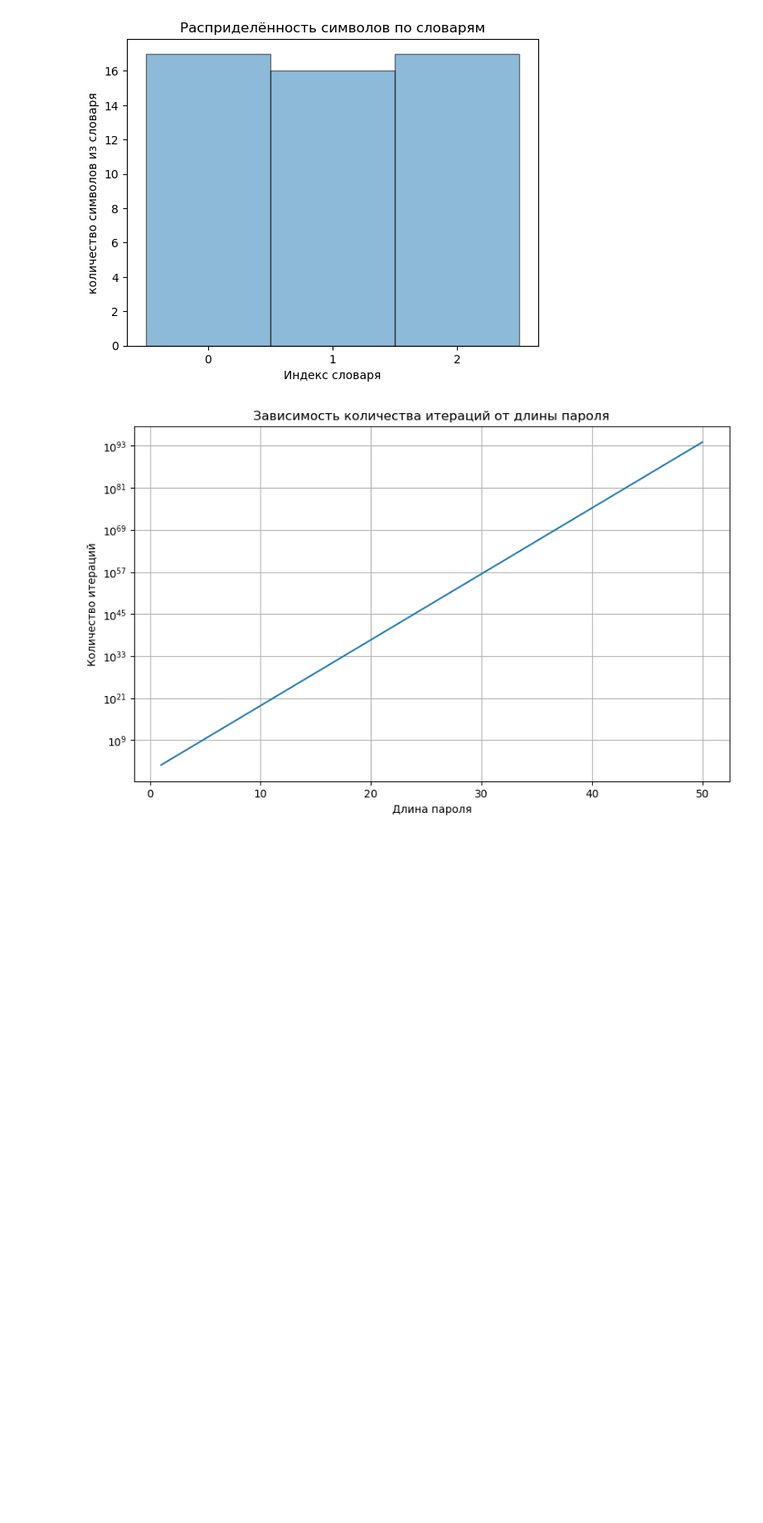
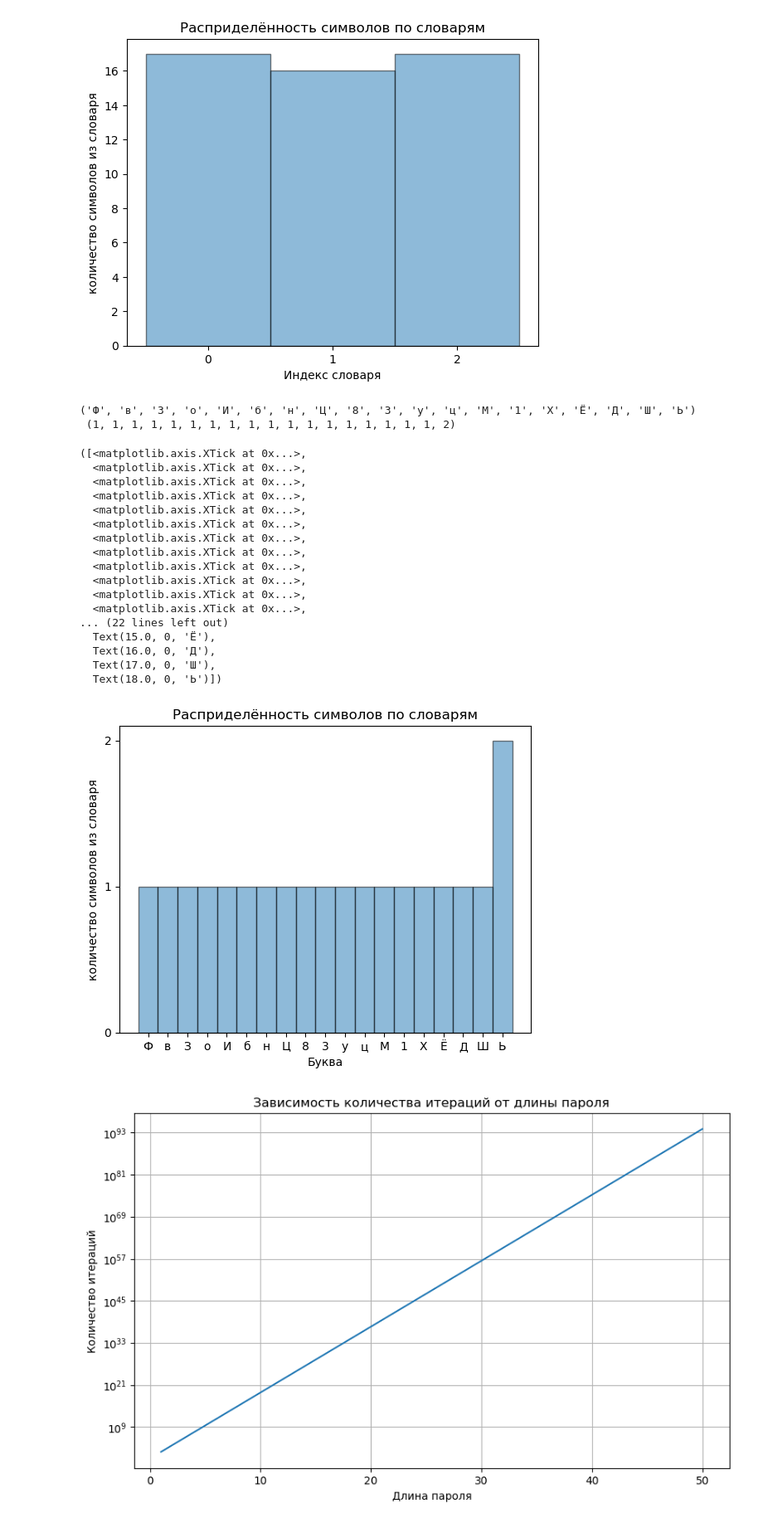
Before and after one commit to Mediano4e/bsuir-labs-2, a Jupyter notebook: sem5/simziis/lab1/main.ipynb, the cells around one changed output. Shown at 83% size. Saved outputs shown, nothing was run; the diff lists cells and outputs as text; code cells hidden in the pictures; blank space fills up the shorter version.

```diff
--- a/sem5/simziis/lab1/main.ipynb
+++ b/sem5/simziis/lab1/main.ipynb
@@ -81,8 +81,8 @@ count_dist(generate_password(30))
 # %%
-password = generate_password(50)
+password = generate_password(20)
 fix_password = generate_fix_password(50)
+x_values =  list(range(len(symb_dicts)))
 y_values = count_dist(fix_password)
-x_values = list(range(len(symb_dicts)))
 
 bars = plt.bar(x_values, y_values, edgecolor='black', alpha=0.5, width=1)
 
@@ -101,6 +101,40 @@ plt.xticks(x_values)
 plt.show()
 # %% [output]
 [figure]
+# %%
+pass_count = Counter(password)
+labels, values = zip(*pass_count.items())
+print(labels, '\n', values)
+
+bars = plt.bar(labels, values, edgecolor='black', alpha=0.5, width=1)
+
+plt.title('Расприделённость символов по словарям')
+plt.xlabel('Буква')
+plt.ylabel('количество символов из словаря')
+
+plt.gca().yaxis.set_major_locator(ticker.MaxNLocator(integer=True))
+plt.xticks(labels)
+# %% [output]
+('Ф', 'в', 'З', 'о', 'И', 'б', 'н', 'Ц', '8', '3', 'у', 'ц', 'М', '1', 'Х', 'Ё', 'Д', 'Ш', 'Ь')
+ (1, 1, 1, 1, 1, 1, 1, 1, 1, 1, 1, 1, 1, 1, 1, 1, 1, 1, 2)
+([<matplotlib.axis.XTick at 0x...>,
+  <matplotlib.axis.XTick at 0x...>,
+  <matplotlib.axis.XTick at 0x...>,
+  <matplotlib.axis.XTick at 0x...>,
+  <matplotlib.axis.XTick at 0x...>,
+  <matplotlib.axis.XTick at 0x...>,
+  <matplotlib.axis.XTick at 0x...>,
+  <matplotlib.axis.XTick at 0x...>,
+  <matplotlib.axis.XTick at 0x...>,
+  <matplotlib.axis.XTick at 0x...>,
+  <matplotlib.axis.XTick at 0x...>,
+  <matplotlib.axis.XTick at 0x...>,
+... (22 lines left out)
+  Text(15.0, 0, 'Ё'),
+  Text(16.0, 0, 'Д'),
+  Text(17.0, 0, 'Ш'),
+  Text(18.0, 0, 'Ь')])
+[figure, added]
 # %%
 def count_iteretions_num(length: int):
     global symb_dicts
```
Also changed, not shown: parts of 2 cells of this notebook, 2 other files.
